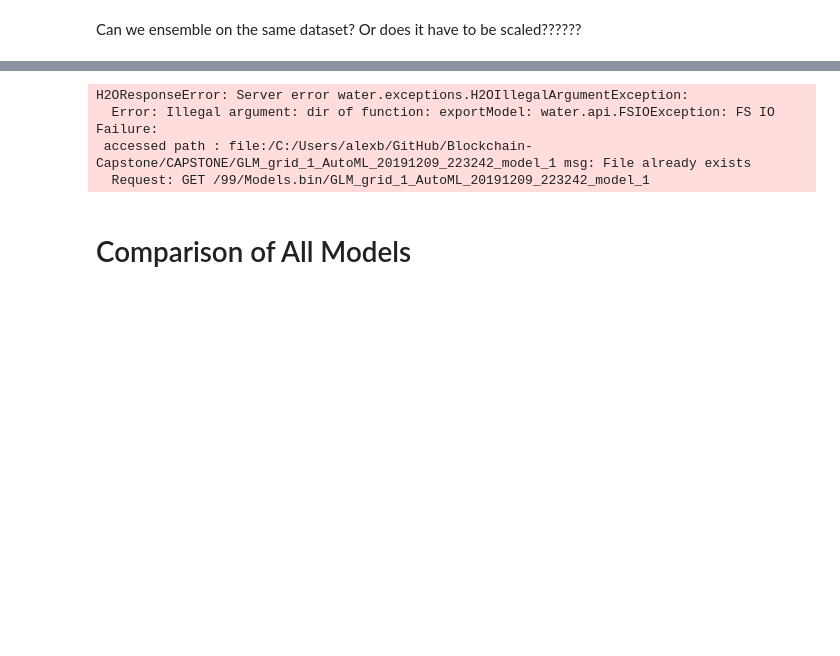
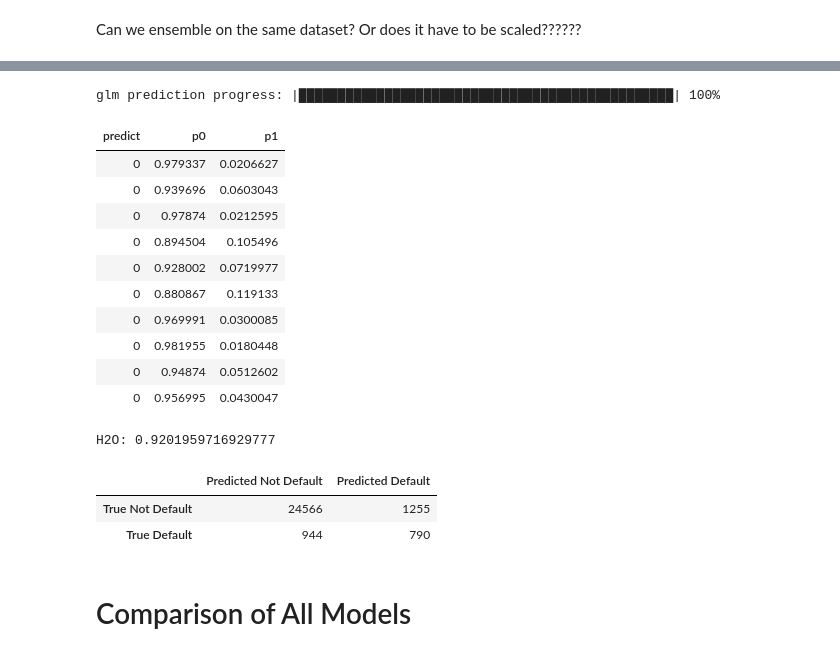
Before and after one commit to abender14/Blockchain-Capstone, a Jupyter notebook: CAPSTONE/ML_Model.ipynb, the cells around one changed output, grey strips where cells are left out. Cells and saved outputs as stored; diff of their text form; code cells hidden in the pictures; blank space fills up the shorter version.

```diff
--- a/CAPSTONE/ML_Model.ipynb
+++ b/CAPSTONE/ML_Model.ipynb
@@ -927,8 +882,17 @@ h2o_test_data
+# %%
+x = scaled_train_cols.columns.tolist()
+# %%
+h2o_scaled_train = h2o_ytrain.cbind(h2o_xtrain)
+h2o_scaled_test = h2o_ytest.cbind(h2o_xtest)
+h2o_scaled_train['SeriousDlqin2yrs'] = h2o_scaled_train['SeriousDlqin2yrs'].asfactor()
+h2o_scaled_test['SeriousDlqin2yrs'] = h2o_scaled_test['SeriousDlqin2yrs'].asfactor()
 # %%
-h2o_train_data = h2o_train_data.cbind(h2o_test_data)
+# Run AutoML for 20 base models (limited to 1 hour max runtime by default)
+aml = H2OAutoML(max_models=1, seed=1)
+aml.train(x=x, y="SeriousDlqin2yrs", training_frame=h2o_scaled_train)
 
-# Run AutoML for 20 base models (limited to 1 hour max runtime by default)
-aml = H2OAutoML(max_models=20, seed=1)
-aml.train(y="SeriousDlqin2yrs", training_frame=h2o_train_data)
+# View the AutoML Leaderboard
+lb = aml.leaderboard
+lb.head(rows=lb.nrows)  # Print all rows instead of default (10 rows)
 # %% [output]
 AutoML progress: |████████████████████████████████████████████████████████| 100%
@@ -948,8 +900,0 @@ lb.head(rows=5)
-# %%
-# save the model out
-h2o.save_model(aml.leader)
-# %% [output]
-H2OResponseError: Server error water.exceptions.H2OIllegalArgumentException:
-  Error: Illegal argument: dir of function: exportModel: water.api.FSIOException: FS IO Failure:
- accessed path : file:/C:/Users/alexb/GitHub/Blockchain-Capstone/CAPSTONE/GLM_grid_1_AutoML_20191209_223242_model_1 msg: File already exists
-  Request: GET /99/Models.bin/GLM_grid_1_AutoML_20191209_223242_model_1
@@ -964,3 +901,50 @@ test_data_h2o = train_data.cbind(test_data)
+# %%
+# The leader model is stored here
+aml.leader
+
+# If you need to generate predictions on a test set, you can make
+# predictions directly on the `"H2OAutoML"` object, or on the leader
+# model object directly
+
+h2o_predictions = aml.predict(h2o_scaled_test)
+# %% [output]
+glm prediction progress: |████████████████████████████████████████████████| 100%
+# %%
+# If you need to generate predictions on a test set, you can make
+# predictions directly on the `"H2OAutoML"` object, or on the leader
+# model object directly
+
+h2o_predictions = aml.predict(h2o_scaled_test)
+# %%
+h2o_predictions
+# %% [output]
+| predict | p0 | p1 |
+| 0 | 0.979337 | 0.0206627 |
+| 0 | 0.939696 | 0.0603043 |
+| 0 | 0.97874 | 0.0212595 |
+| 0 | 0.894504 | 0.105496 |
+| 0 | 0.928002 | 0.0719977 |
+| 0 | 0.880867 | 0.119133 |
+| 0 | 0.969991 | 0.0300085 |
+| 0 | 0.981955 | 0.0180448 |
+| 0 | 0.94874 | 0.0512602 |
+| 0 | 0.956995 | 0.0430047 |
+# %%
+# H2O accuracy
+h2o_predictions_df = h2o_predictions.as_data_frame()
+print("H2O: " + str(accuracy_score(scaledyTest, h2o_predictions_df.predict)))
+# %% [output]
+H2O: 0.9201959716929777
+# %%
+pd.DataFrame(
+    confusion_matrix(scaledyTest, h2o_predictions_df.predict),
+    columns=['Predicted Not Default', 'Predicted Default'],
+    index=['True Not Default', 'True Default']
+)
+# %% [output]
+|  | Predicted Not Default | Predicted Default |
+| True Not Default | 24566 | 1255 |
+| True Default | 944 | 790 |
 # %% [markdown]
 # Comparison of All Models
 # %% [markdown]
```
Also changed, not shown: parts of 87 cells of this notebook, 1 other file.
